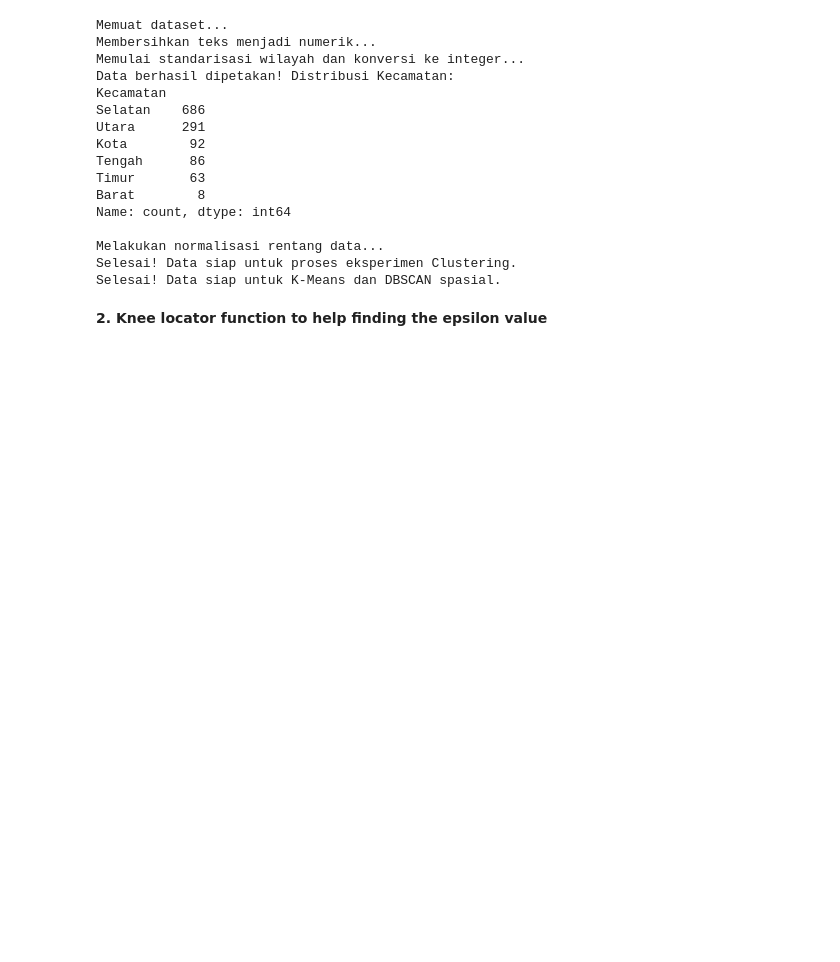
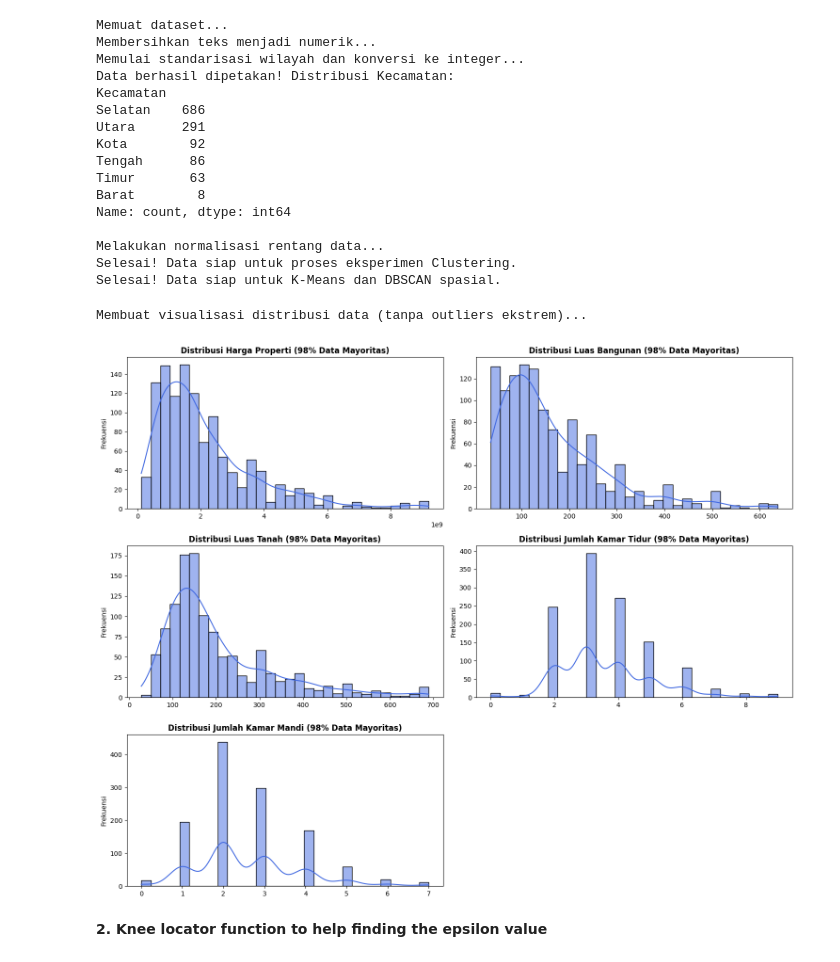
Before and after one commit to daedara007/Machine-Learning-B-Group-11, a Jupyter notebook: Rev_2_Machine_Learning_Group_11.ipynb, the cells around one changed output. Saved outputs shown, nothing was run; the diff lists cells and outputs as text; code cells hidden in the pictures; blank space fills up the shorter version.

```diff
--- a/Rev_2_Machine_Learning_Group_11.ipynb
+++ b/Rev_2_Machine_Learning_Group_11.ipynb
@@ -209,35 +209,43 @@ print("Membuat visualisasi distribusi data (tanpa outliers ekstrem)...")
 
 # Kita buat grid 3x2 untuk menampung 5 grafik fitur
 fig, axes = plt.subplots(3, 2, figsize=(15, 12))
 axes = axes.flatten()
 
 judul_fitur = {
     'Harga_Num': 'Distribusi Harga Properti (98% Data Mayoritas)',
     'LB_Num': 'Distribusi Luas Bangunan (98% Data Mayoritas)',
     'LT_Num': 'Distribusi Luas Tanah (98% Data Mayoritas)',
     'Bedroom_Num': 'Distribusi Jumlah Kamar Tidur (98% Data Mayoritas)',
     'Bathroom_Num': 'Distribusi Jumlah Kamar Mandi (98% Data Mayoritas)'
 }
 
+# --- REVISI 1: Mendefinisikan variabel fitur_numerik dari dictionary di atas ---
+fitur_numerik = list(judul_fitur.keys())
+
 for i, fitur in enumerate(fitur_numerik):
+
+    # --- REVISI 2: Mengganti df_raw menjadi df ---
     # TRIK: Mencari batas persentil ke-98 untuk memotong 'ekor' panjang di kanan
-    batas_atas = df_raw[fitur].quantile(0.98)
+    batas_atas = df[fitur].quantile(0.98)
 
     # Filter data HANYA UNTUK DIGAMBAR, data aslinya tetap aman
-    data_plot = df_raw[df_raw[fitur] <= batas_atas][fitur]
+    data_plot = df[df[fitur] <= batas_atas][fitur]
 
     # Plot histogram dengan data yang sudah di-zoom
     sns.histplot(data_plot, kde=True, ax=axes[i], color='royalblue', bins=30)
 
     axes[i].set_title(judul_fitur[fitur], fontweight='bold')
     axes[i].set_xlabel('')
     axes[i].set_ylabel('Frekuensi')
 
 # Menghapus plot ke-6 yang kosong
 fig.delaxes(axes[5])
 
 plt.tight_layout()
 plt.show()
+# %% [output]
+Membuat visualisasi distribusi data (tanpa outliers ekstrem)...
+[figure, added]
 # %% [markdown]
 **2. Knee locator function to help finding the epsilon value**
 # %%
```
